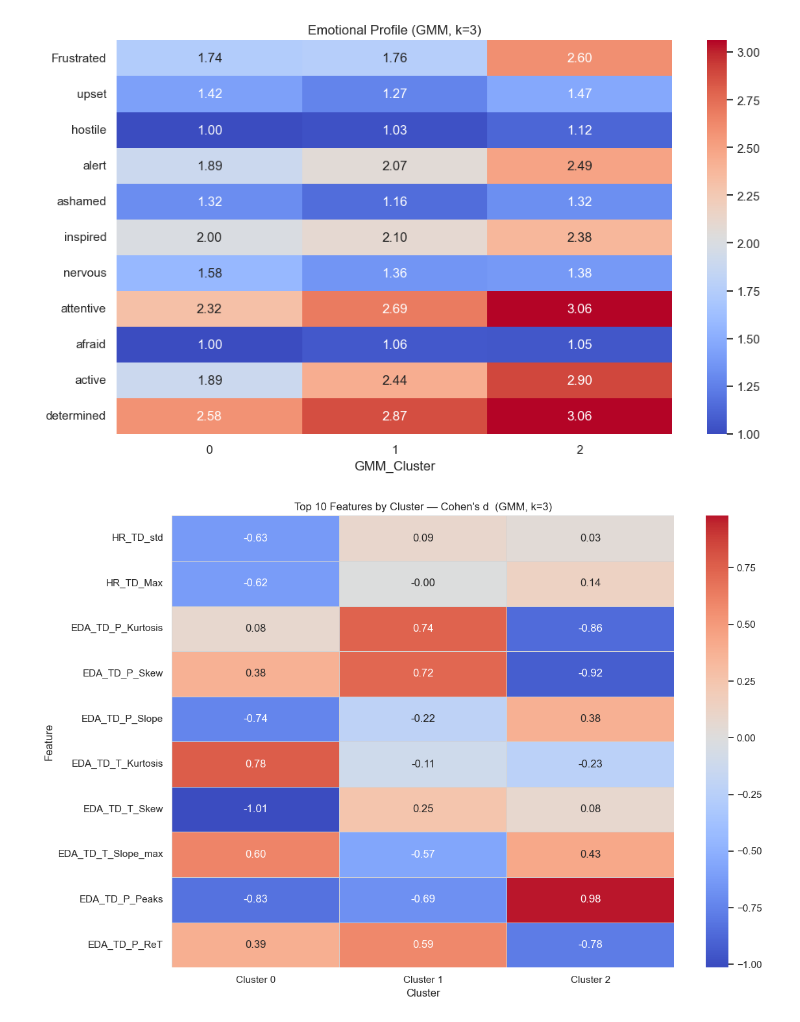
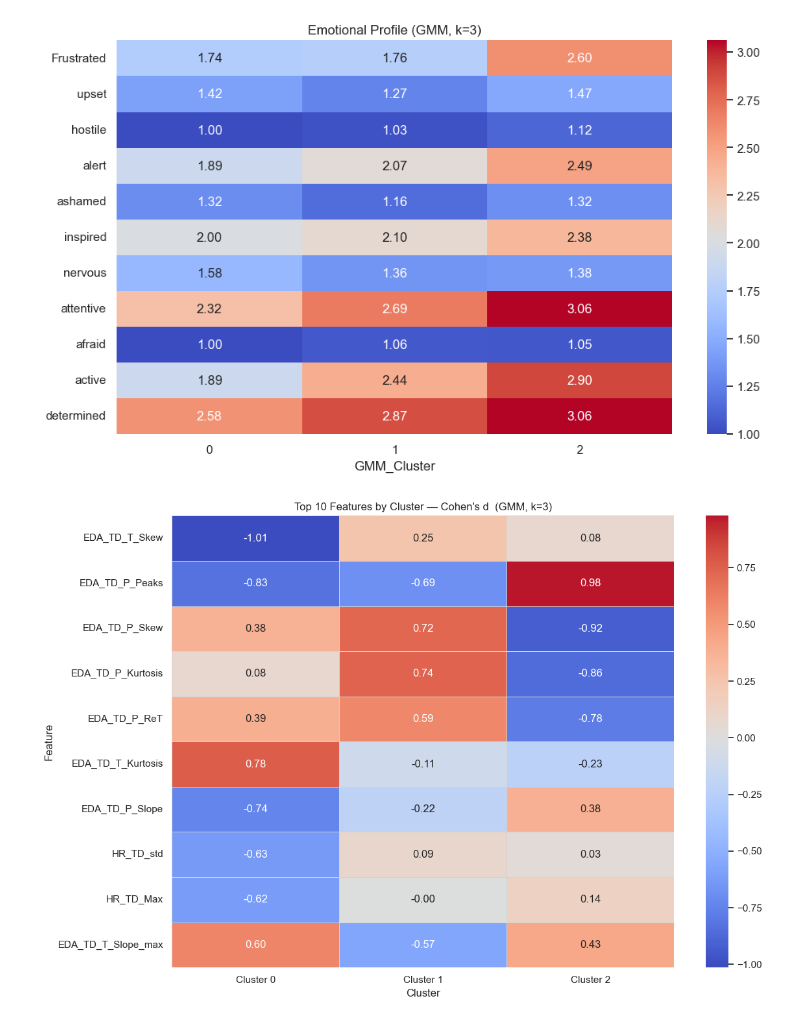
Before and after one commit to Neismo/CDA-HandIn, a Jupyter notebook: Case2/data_look_Kuba.ipynb, the cells around one changed output. Drawn from its saved outputs; the diff is of its cells as text; code cells hidden in the pictures.

```diff
--- a/Case2/data_look_Kuba.ipynb
+++ b/Case2/data_look_Kuba.ipynb
@@ -288,23 +288,26 @@ def cohens_d_per_cluster(X, labels, feature_names):
         )
         importance[k] = mean_diff / (pooled_std + 1e-9)
 
-    return importance  # positive = cluster is HIGH on feature, negative = LOW
+    return importance
 
 importance_matrix = cohens_d_per_cluster(X, gmm_labels[_K - 2], X.columns.tolist())
 
 
 # Top features for cluster k:
 k = 1
+
 top_idx = np.argsort(np.abs(importance_matrix[k]))[::-1][:10]
-
 def plot_cluster_importance(X, labels, feature_names, _K, top_n=10, figsize=(12, 8)):
     unique_clusters = np.arange(_K)
     importance = np.zeros((_K, X.shape[1]))
+    means = np.zeros((_K, X.shape[1]))
 
     for k in unique_clusters:
         mask        = labels == k
         in_cluster  = X[mask]
         out_cluster = X[~mask]
+
+        means[k] = in_cluster.mean(axis=0)
 
         mean_diff  = in_cluster.mean(axis=0) - out_cluster.mean(axis=0)
         pooled_std = np.sqrt(
@@ -315,34 +318,39 @@ def plot_cluster_importance(X, labels, feature_names, _K, top_n=10, figsize=(12,
     # --- Filter to top_n most distinctive features ---
     max_abs_d = np.abs(importance).max(axis=0)      # worst-case across all clusters
     top_idx   = np.argsort(max_abs_d)[::-1][:top_n] # top_n highest
-    top_idx   = np.sort(top_idx)                     # restore original feature order
+    #top_idx   = np.sort(top_idx)                     # restore original feature order
 
     importance_df = pd.DataFrame(
         importance[:, top_idx].T,
+        index=np.array(feature_names)[top_idx],
+        columns=[f"Cluster {k}" for k in unique_clusters]
+    )
+    means_df = pd.DataFrame(
+        means[:, top_idx].T,
         index=np.array(feature_names)[top_idx],
         columns=[f"Cluster {k}" for k in unique_clusters]
     )
 
     plt.figure(figsize=figsize)
     sns.heatmap(
         importance_df,
         annot=True,
         cmap="coolwarm",
         fmt=".2f",
         center=0,
         linewidths=0.4,
         linecolor="lightgrey"
     )
     plt.title(f"Top {top_n} Features by Cluster — Cohen's d  (GMM, k={_K})")
     plt.xlabel("Cluster")
     plt.ylabel("Feature")
     plt.tight_layout()
     plt.savefig(f'cluster_top_{top_n}_important_features_K_{_K}.png')
     plt.show()
 
     return importance_df
 
 feature_names = X.columns.tolist()
 importance_df = plot_cluster_importance(X, gmm_labels[_K - 2], feature_names, _K=_K)
 # %% [output]
-[figure, old version]
+[figure, new version]
```
Also changed, not shown: parts of 1 cell of this notebook, 2 other files.
